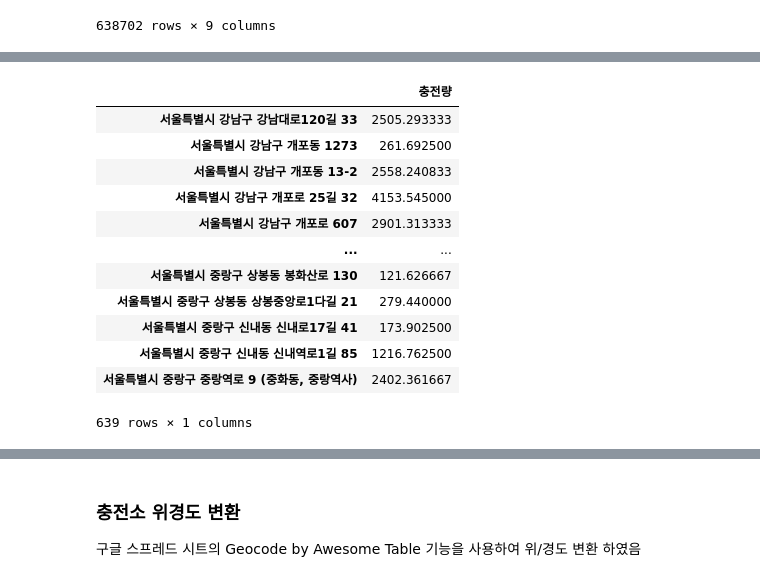
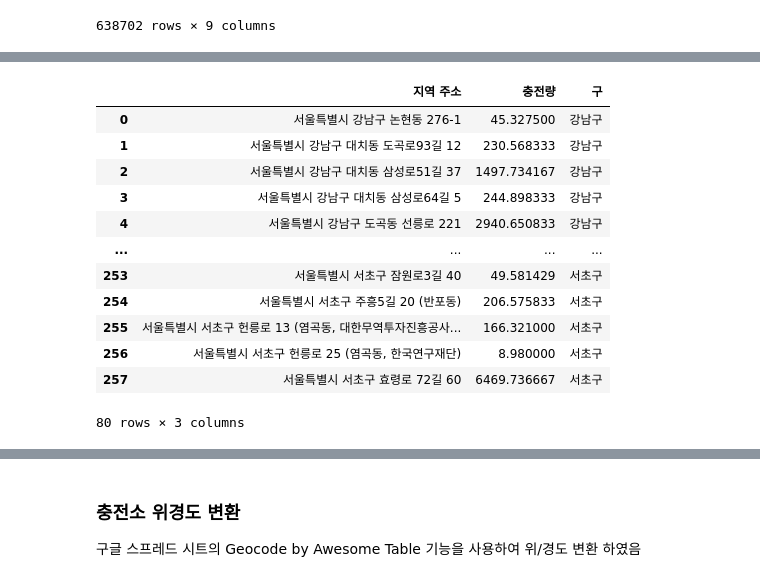
Before and after one commit to Charger-Charger/Main, a Jupyter notebook: 코드/전처리_수요.ipynb, the cells around one changed output, grey strips where cells are left out. Saved outputs shown, nothing was run; the diff lists cells and outputs as text; code cells hidden in the pictures.

```diff
--- a/코드/전처리_수요.ipynb
+++ b/코드/전처리_수요.ipynb
@@ -84,3 +94,6 @@ ev_total
 2158 rows × 1 columns
 # %%
 Main = ev_total.groupby('지역 주소')['충전량'].mean()
+
+Main = Main.reset_index()
+Main.head()
@@ -185,3 +106,0 @@ seoul
-# %%
-Main = Main.append(seoul)
-Main
@@ -202,3 +111,7 @@ Main
+# %%
+Main['구'] = Main['지역 주소'].str.split(' ').str[1]
+Main = pd.DataFrame(Main)
+Main = Main[(Main['구'] == '서초구') | (Main['구'] == '강남구') | (Main['구'] == '구로구')]
 # %%
 kepco = pd.read_csv('../데이터/수요예측/전처리_수요/한국전력공사/한국전력공사_서울시 전기차 충전소 충전량_20220331.csv')
 kepco
@@ -277,0 +186,4 @@ kepco_total
+# %%
+kepco_total = kepco_total.reset_index()
+kepco_total['구'] = kepco_total['주소'].str.split(' ').str[1]
+kepco_total.head()
@@ -278,19 +197,20 @@ kepco_total
+# %%
+kepco_total = kepco_total[(kepco_total['구'] == '강남구') | (kepco_total['구'] == '서초구') | (kepco_total['구'] == '구로구')]
+kepco_total.columns = Main.columns
+kepco_total
+# %% [output]
+|  | 지역 주소 | 충전량 | 구 |
+| 0 | 서울특별시 강남구 논현동 276-1 | 45.327500 | 강남구 |
+| 1 | 서울특별시 강남구 대치동 도곡로93길 12 | 230.568333 | 강남구 |
+| 2 | 서울특별시 강남구 대치동 삼성로51길 37 | 1497.734167 | 강남구 |
+| 3 | 서울특별시 강남구 대치동 삼성로64길 5 | 244.898333 | 강남구 |
+| 4 | 서울특별시 강남구 도곡동 선릉로 221 | 2940.650833 | 강남구 |
+| ... | ... | ... | ... |
+| 253 | 서울특별시 서초구 잠원로3길 40 | 49.581429 | 서초구 |
+| 254 | 서울특별시 서초구 주흥5길 20 (반포동) | 206.575833 | 서초구 |
+| 255 | 서울특별시 서초구 헌릉로 13 (염곡동, 대한무역투자진흥공사... | 166.321000 | 서초구 |
+| 256 | 서울특별시 서초구 헌릉로 25 (염곡동, 한국연구재단) | 8.980000 | 서초구 |
+| 257 | 서울특별시 서초구 효령로 72길 60 | 6469.736667 | 서초구 |
+80 rows × 3 columns
 # %%
 Main = Main.append(kepco_total)
-# %%
-Main = Main.loc[~Main.index.duplicated(keep='first')]
-Main
-# %% [output]
-|  | 충전량 |
-| 서울특별시 강남구 강남대로120길 33 | 2505.293333 |
-| 서울특별시 강남구 개포동 1273 | 261.692500 |
-| 서울특별시 강남구 개포동 13-2 | 2558.240833 |
-| 서울특별시 강남구 개포로 25길 32 | 4153.545000 |
-| 서울특별시 강남구 개포로 607 | 2901.313333 |
-| ... | ... |
-| 서울특별시 중랑구 상봉동 봉화산로 130 | 121.626667 |
-| 서울특별시 중랑구 상봉동 상봉중앙로1다길 21 | 279.440000 |
-| 서울특별시 중랑구 신내동 신내로17길 41 | 173.902500 |
-| 서울특별시 중랑구 신내동 신내역로1길 85 | 1216.762500 |
-| 서울특별시 중랑구 중랑역로 9 (중화동, 중랑역사) | 2402.361667 |
-639 rows × 1 columns
```
Also changed, not shown: parts of 88 cells of this notebook.
